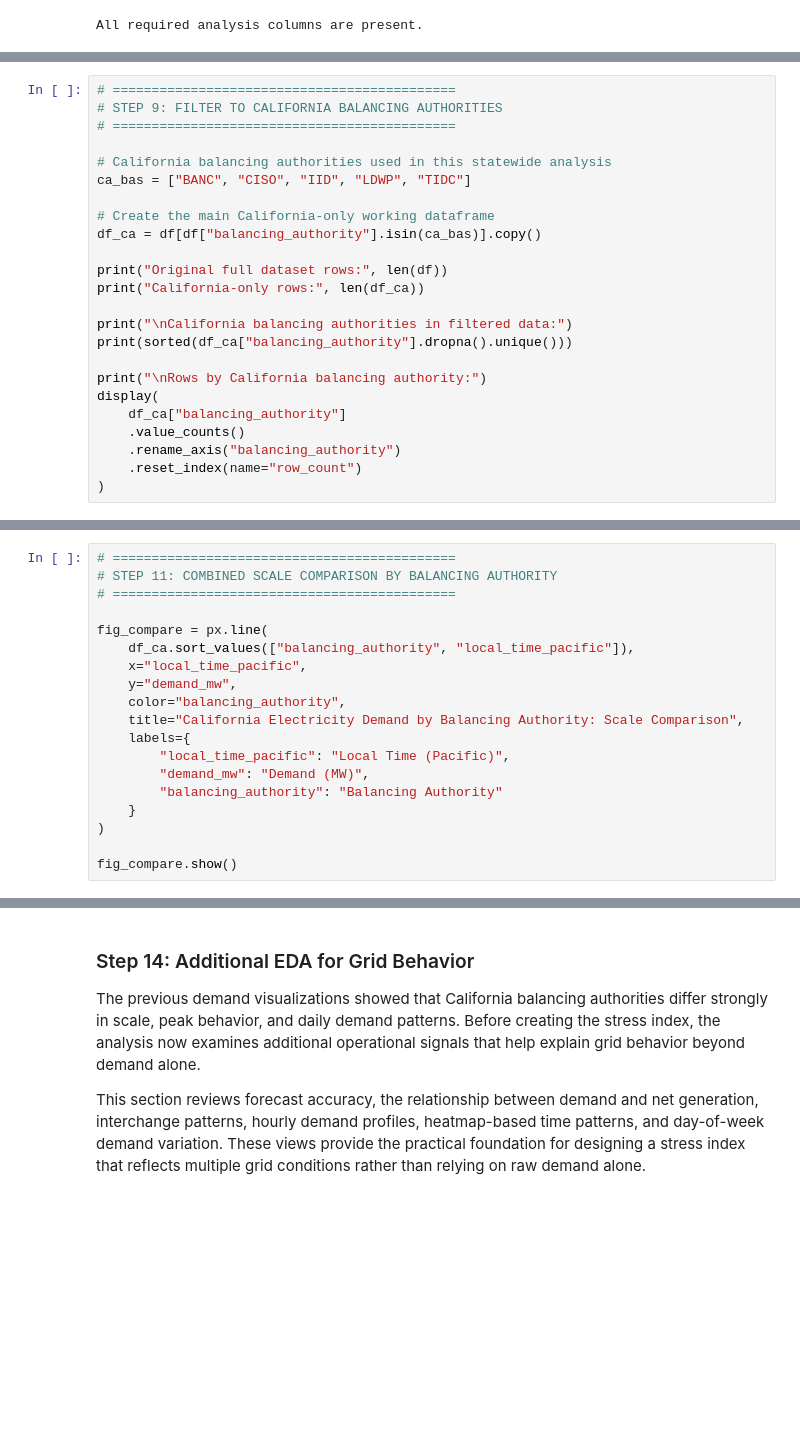
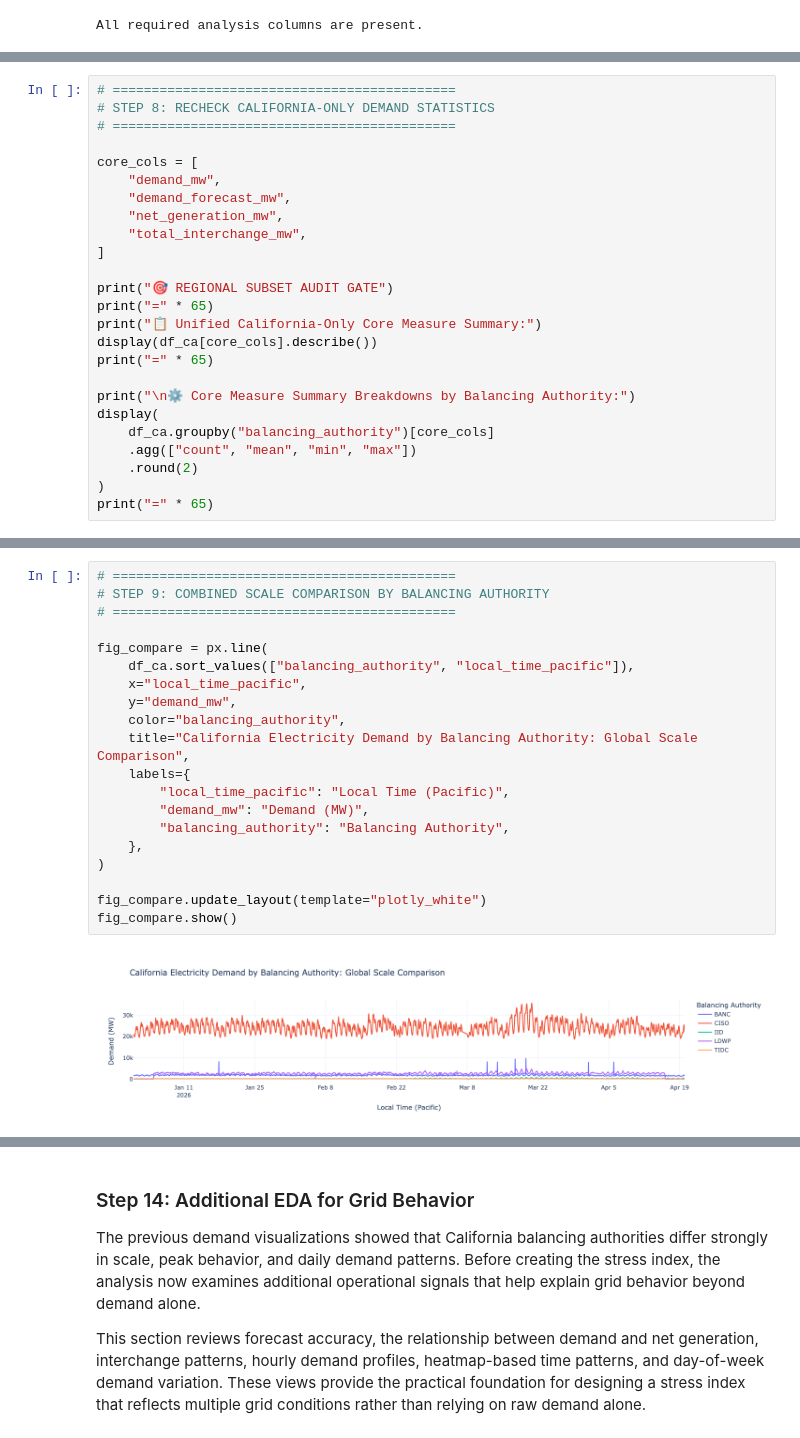
Before and after one commit to sileshith/california_grid_analysis, a Jupyter notebook: notebooks/california_grid_analysis.ipynb, the cells around one changed output, grey strips where cells are left out. Drawn from its saved outputs; the diff is of its cells as text; blank space fills up the shorter version.

Commit message:
docs(notebook): refine grid analysis narrative and section flow

```diff
--- a/notebooks/california_grid_analysis.ipynb
+++ b/notebooks/california_grid_analysis.ipynb
@@ -772,25 +1042,26 @@ This confirms that the full dataset should not be used directly for the main Cal
 # %%
 # ============================================
-# STEP 9: FILTER TO CALIFORNIA BALANCING AUTHORITIES
+# STEP 8: RECHECK CALIFORNIA-ONLY DEMAND STATISTICS
 # ============================================
 
-# California balancing authorities used in this statewide analysis
-ca_bas = ["BANC", "CISO", "IID", "LDWP", "TIDC"]
+core_cols = [
+    "demand_mw",
+    "demand_forecast_mw",
+    "net_generation_mw",
+    "total_interchange_mw",
+]
 
-# Create the main California-only working dataframe
-df_ca = df[df["balancing_authority"].isin(ca_bas)].copy()
+print("🎯 REGIONAL SUBSET AUDIT GATE")
+print("=" * 65)
+print("📋 Unified California-Only Core Measure Summary:")
+display(df_ca[core_cols].describe())
+print("=" * 65)
 
-print("Original full dataset rows:", len(df))
-print("California-only rows:", len(df_ca))
-
-print("\nCalifornia balancing authorities in filtered data:")
-print(sorted(df_ca["balancing_authority"].dropna().unique()))
-
-print("\nRows by California balancing authority:")
+print("\n⚙️ Core Measure Summary Breakdowns by Balancing Authority:")
 display(
-    df_ca["balancing_authority"]
-    .value_counts()
-    .rename_axis("balancing_authority")
-    .reset_index(name="row_count")
+    df_ca.groupby("balancing_authority")[core_cols]
+    .agg(["count", "mean", "min", "max"])
+    .round(2)
 )
+print("=" * 65)
 # %% [output]
@@ -847,20 +1106,23 @@ This step confirms that the California-only dataset is appropriate for the next
 # %%
 # ============================================
-# STEP 11: COMBINED SCALE COMPARISON BY BALANCING AUTHORITY
+# STEP 9: COMBINED SCALE COMPARISON BY BALANCING AUTHORITY
 # ============================================
 
 fig_compare = px.line(
     df_ca.sort_values(["balancing_authority", "local_time_pacific"]),
     x="local_time_pacific",
     y="demand_mw",
     color="balancing_authority",
-    title="California Electricity Demand by Balancing Authority: Scale Comparison",
+    title="California Electricity Demand by Balancing Authority: Global Scale Comparison",
     labels={
         "local_time_pacific": "Local Time (Pacific)",
         "demand_mw": "Demand (MW)",
-        "balancing_authority": "Balancing Authority"
-    }
+        "balancing_authority": "Balancing Authority",
+    },
 )
 
+fig_compare.update_layout(template="plotly_white")
 fig_compare.show()
+# %% [output]
+[figure, added]
 # %% [markdown]
```
Also changed, not shown: parts of 48 cells of this notebook.
